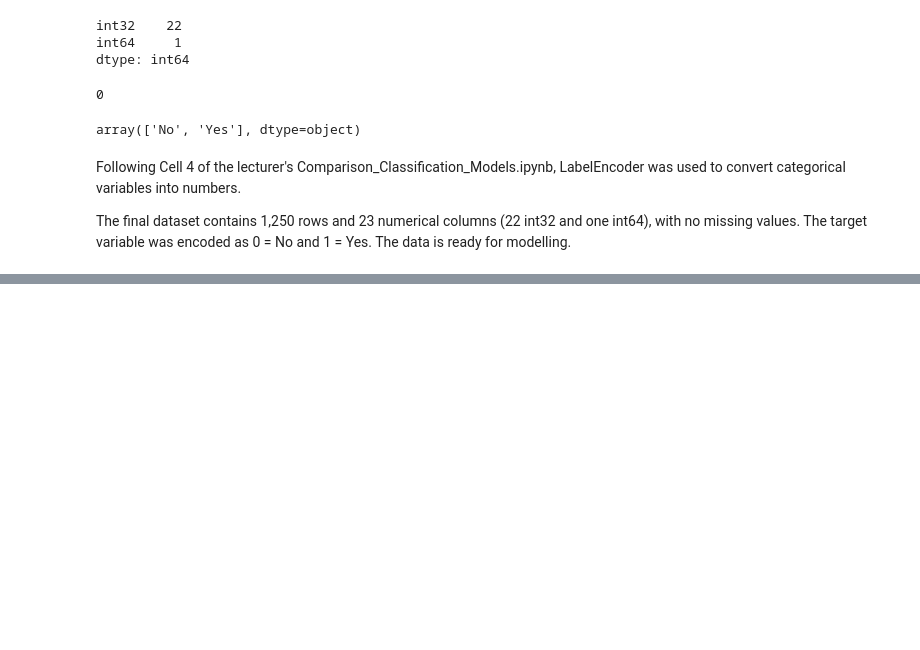
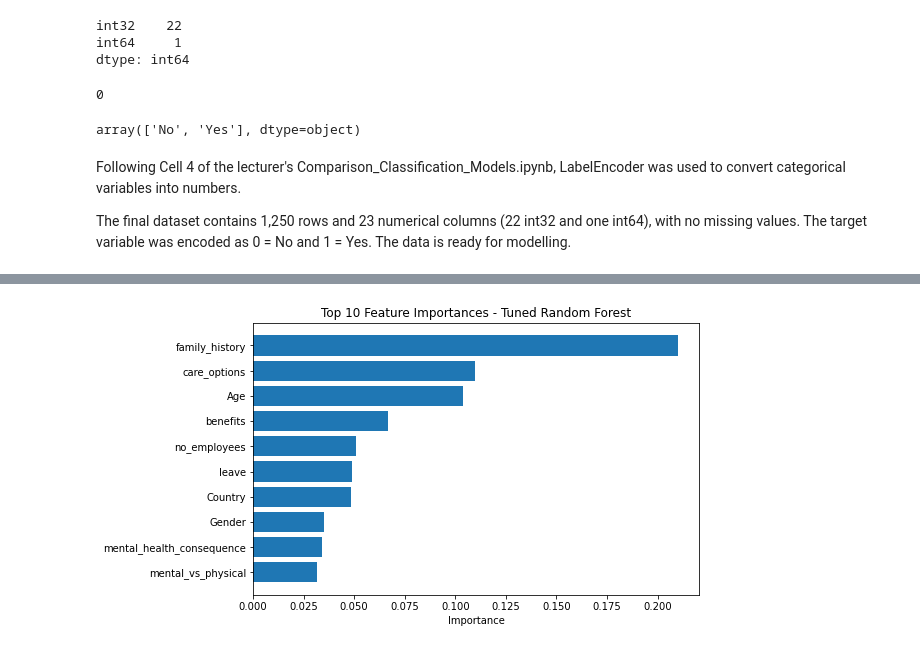
Before and after one commit to Huiyan-Li/CA1_Machine_Learning_Sept_2026, a Jupyter notebook: Huiyan_LI_2026466_Machine_learning_CA1.ipynb, the cells around one changed output, grey strips where cells are left out. Saved outputs shown, nothing was run; the diff lists cells and outputs as text; code cells hidden in the pictures; blank space fills up the shorter version.

```diff
--- a/Huiyan_LI_2026466_Machine_learning_CA1.ipynb
+++ b/Huiyan_LI_2026466_Machine_learning_CA1.ipynb
@@ -1070,0 +1145,6 @@ Logistic Regression’s test accuracy stayed at 70.93%. Changing the regularisat
+# %%
+rf_best = best_models["Random Forest"]
+importance  = pd.Series(rf_best.feature_importances_,
+                        index = X.columns).sort_values(ascending = False)
+
+importance
@@ -1070,0 +1169,10 @@ Logistic Regression’s test accuracy stayed at 70.93%. Changing the regularisat
+# %%
+top10 = importance.head(10).sort_values()
+
+plt.figure(figsize = (8, 5))
+plt.barh(top10.index, top10.values)
+plt.title('Top 10 Feature Importances - Tuned Random Forest')
+plt.xlabel('Importance')
+plt.show()
+# %% [output]
+[figure, added]
```
Also changed, not shown: parts of 90 cells of this notebook.
